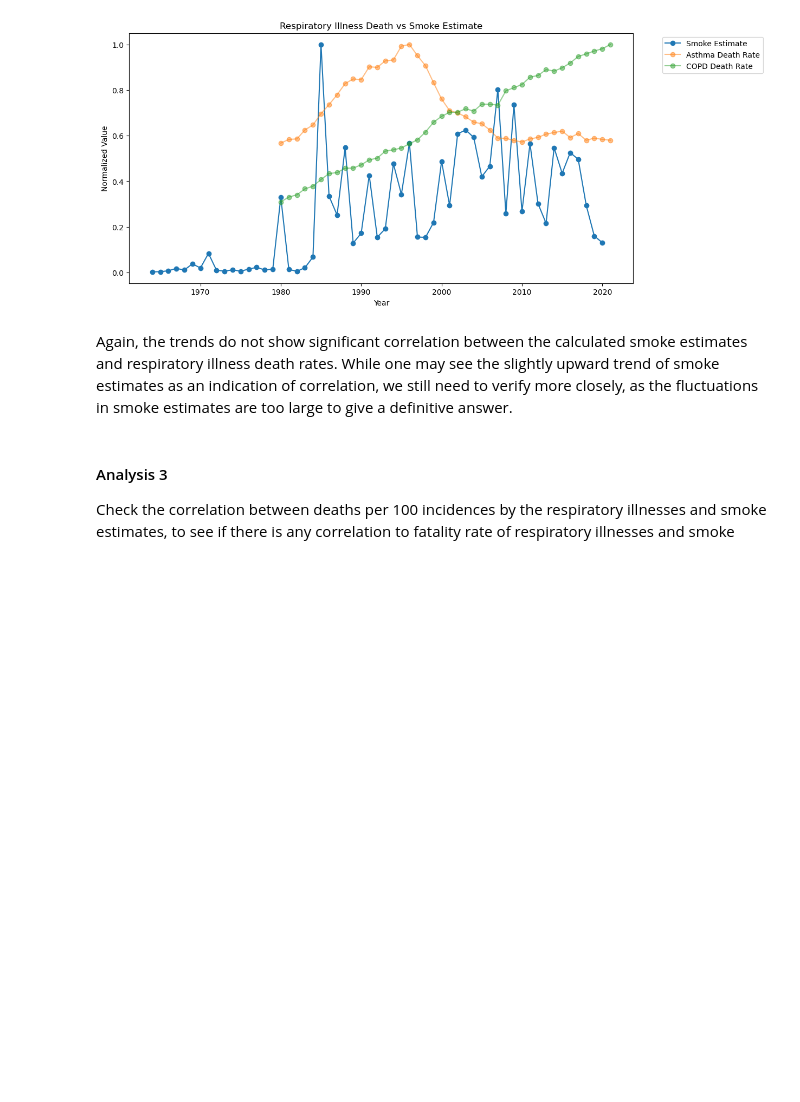
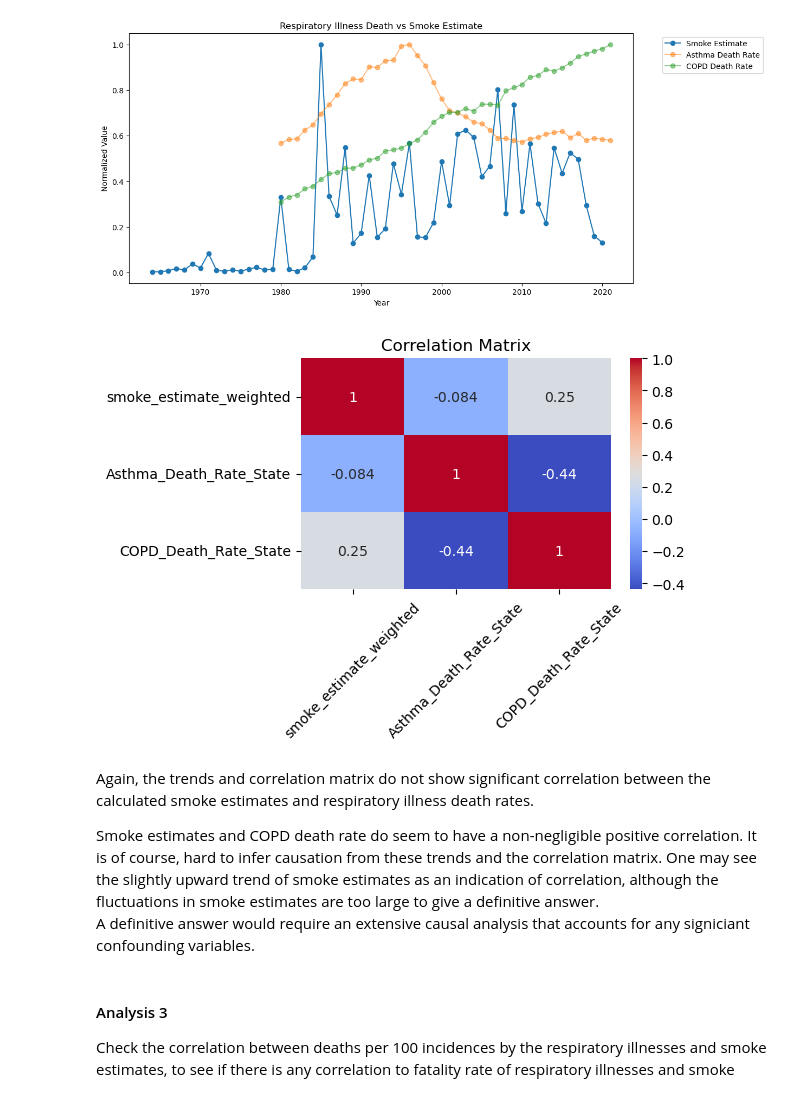
Before and after one commit to himanshunaidu/data512_project, a Jupyter notebook: wildfire_healthcare_data_analysis.ipynb, the cells around one changed output. Saved outputs shown, nothing was run; the diff lists cells and outputs as text; code cells hidden in the pictures; blank space fills up the shorter version.

```diff
--- a/wildfire_healthcare_data_analysis.ipynb
+++ b/wildfire_healthcare_data_analysis.ipynb
@@ -107,9 +117,26 @@ plt.legend(['Smoke Estimate', 'Asthma Death Rate', 'COPD Death Rate'], bbox_to_a
 plt.show()
 # %% [output]
 [figure]
+# %%
+# Check Pearson correlation between smoke estimates and RI death rate
+# Merge the dataframes
+smoke_ri_death_combined_df = pd.merge(fire_annual_smoke_estimates_df, healthcare_combined_df, left_on='Fire_Year', right_on='Year', how='inner')
+# Calculate correlation
+correlation = smoke_ri_death_combined_df[['smoke_estimate_weighted', 'Asthma_Death_Rate_State', 'COPD_Death_Rate_State']].corr()
+# Plot the correlation matrix
+plt.figure(figsize=(5, 3))
+sns.heatmap(correlation, annot=True, cmap='coolwarm')
+plt.title('Correlation Matrix')
+plt.xticks(rotation=45)
+plt.show()
+# %% [output]
+[figure, added]
 # %% [markdown]
-Again, the trends do not show significant correlation between the calculated smoke estimates and respiratory illness death rates.
-While one may see the slightly upward trend of smoke estimates as an indication of correlation, we still need to verify more closely, as the fluctuations in smoke estimates are too large to give a definitive answer.
+Again, the trends and correlation matrix do not show significant correlation between the calculated smoke estimates and respiratory illness death rates.
+
+Smoke estimates and COPD death rate do seem to have a non-negligible positive correlation. It is of course, hard to infer causation from these trends and the correlation matrix.
+One may see the slightly upward trend of smoke estimates as an indication of correlation, although the fluctuations in smoke estimates are too large to give a definitive answer.\
+A definitive answer would require an extensive causal analysis that accounts for any signiciant confounding variables.
 # %% [markdown]
 #### Analysis 3
 Check the correlation between deaths per 100 incidences by the respiratory illnesses and smoke estimates, to see if there is any correlation to fatality rate of respiratory illnesses and smoke
```
Also changed, not shown: parts of 16 cells of this notebook.
